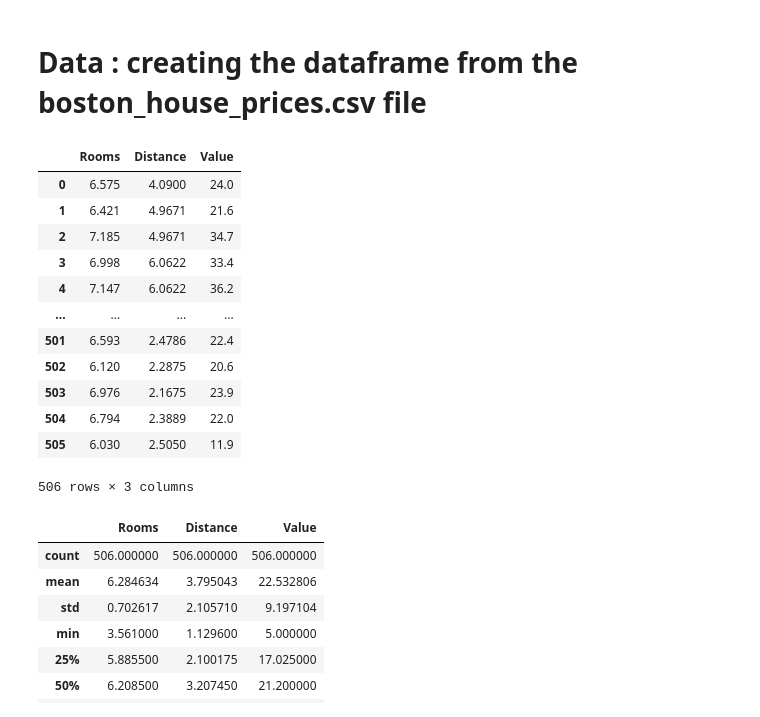
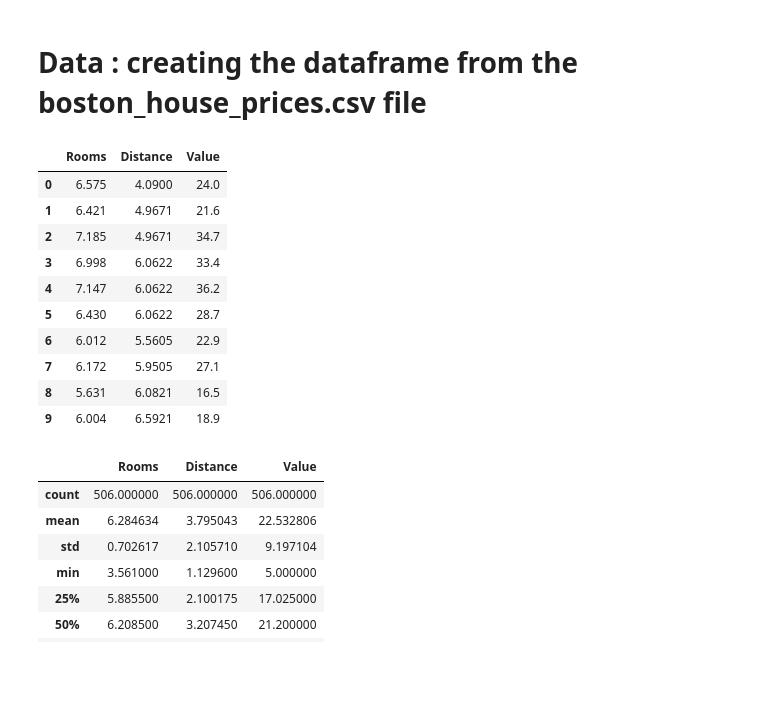
Before and after one commit to AliZainoul/_DataScience_Tutorial, a Jupyter notebook: machine_learning/supervised/linear_regression/linear_regression.ipynb, the cells around one changed output. Drawn from its saved outputs; the diff is of its cells as text; code cells hidden in the pictures; blank space fills up the shorter version.

```diff
--- a/machine_learning/supervised/linear_regression/linear_regression.ipynb
+++ b/machine_learning/supervised/linear_regression/linear_regression.ipynb
@@ -7,21 +7,19 @@ import pandas as pd
 # %%
 df_boston = pd.read_csv('data/boston_house_prices.csv')
 # %%
-df_boston
+df_boston.head(10)
 # %% [output]
 |  | Rooms | Distance | Value |
 | 0 | 6.575 | 4.0900 | 24.0 |
 | 1 | 6.421 | 4.9671 | 21.6 |
 | 2 | 7.185 | 4.9671 | 34.7 |
 | 3 | 6.998 | 6.0622 | 33.4 |
 | 4 | 7.147 | 6.0622 | 36.2 |
-| ... | ... | ... | ... |
-| 501 | 6.593 | 2.4786 | 22.4 |
-| 502 | 6.120 | 2.2875 | 20.6 |
-| 503 | 6.976 | 2.1675 | 23.9 |
-| 504 | 6.794 | 2.3889 | 22.0 |
-| 505 | 6.030 | 2.5050 | 11.9 |
+| 5 | 6.430 | 6.0622 | 28.7 |
+| 6 | 6.012 | 5.5605 | 22.9 |
+| 7 | 6.172 | 5.9505 | 27.1 |
+| 8 | 5.631 | 6.0821 | 16.5 |
+| 9 | 6.004 | 6.5921 | 18.9 |
-506 rows × 3 columns
 # %%
 df_boston.describe()
 # %% [output]
```
Also changed, not shown: parts of 4 cells of this notebook, 7 other files.
